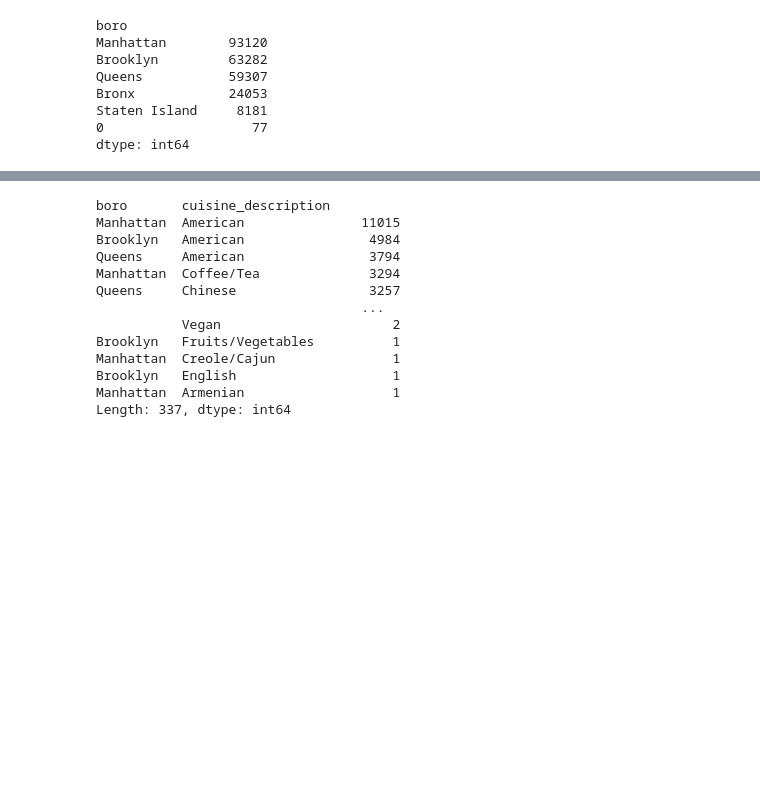
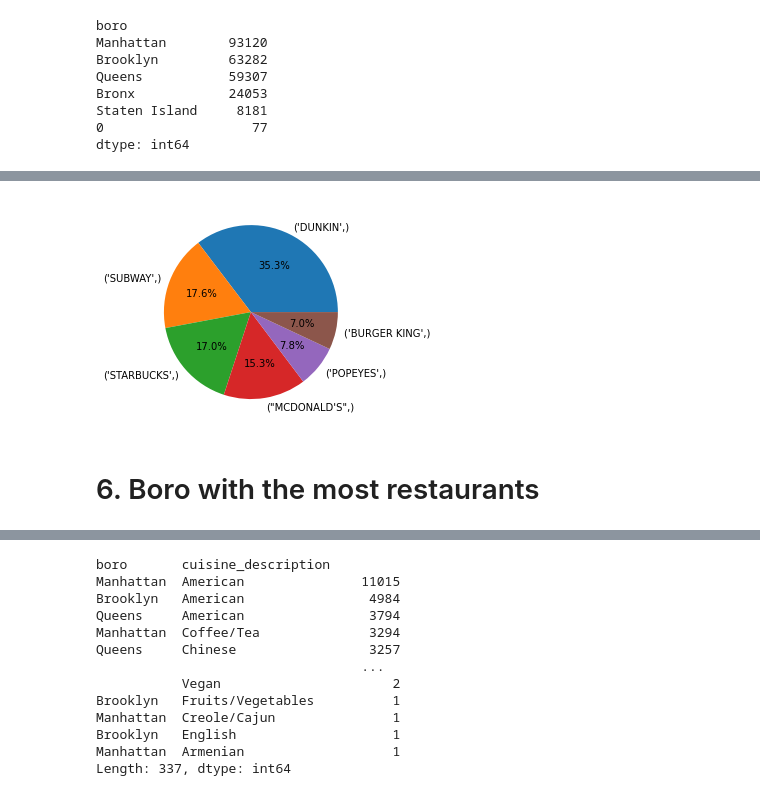
Before and after one commit to CCNY-Analytics-and-Quant/Restaurant-Analysis-SQL-Project-Tasnim, a Jupyter notebook: Project1 (1).ipynb, the cells around one changed output, grey strips where cells are left out. Saved outputs shown, nothing was run; the diff lists cells and outputs as text; code cells hidden in the pictures; blank space fills up the shorter version.

```diff
--- a/Project1 (1).ipynb
+++ b/Project1 (1).ipynb
@@ -108,0 +107,3 @@ Total number of Merged data after droping the null values 110782
+# %%
+slices = data_frame_4[['dba']].value_counts().nlargest(n=6)
+slices
@@ -108,0 +119,3 @@ Total number of Merged data after droping the null values 110782
+# %%
+values = slices.values
+labels = slices.index
@@ -109,3 +131,11 @@ Total number of Merged data after droping the null values 110782
+# %%
+#pie chart of the entire nyc
+plt.pie(slices, labels = labels,autopct="%1.1f%%")
+plt.show()
+# %% [output]
+[figure, added]
+# %% [markdown]
+# 6. Boro with the most restaurants
 # %%
 # This graph shows the number of restaurants in each boro
 # This is a histogram with the data divided into 5 bins based on the boro
```
Also changed, not shown: parts of 34 cells of this notebook.
